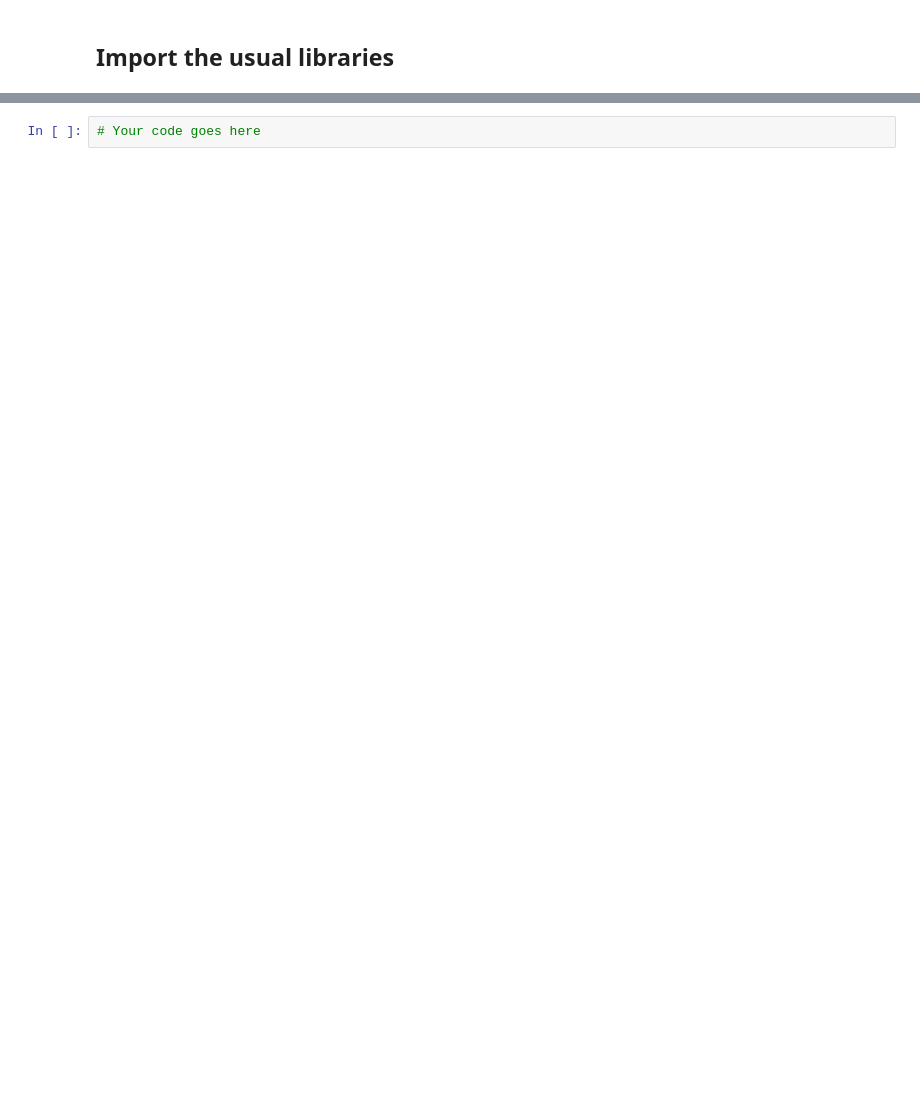
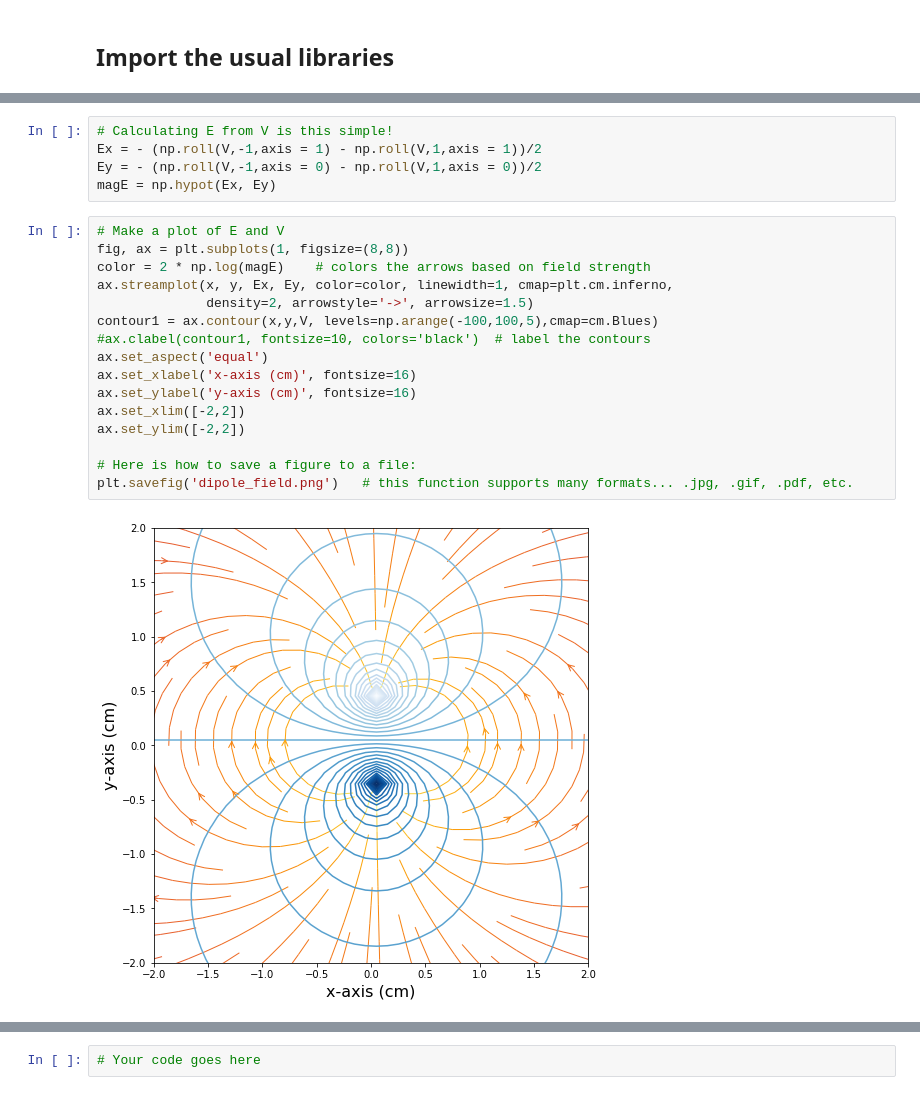
Before and after one commit to Phys260WI2020/HW4, a Jupyter notebook: HW_04.ipynb, the cells around one changed output, grey strips where cells are left out. Saved outputs shown, nothing was run; the diff lists cells and outputs as text; blank space fills up the shorter version.

```diff
--- a/HW_04.ipynb
+++ b/HW_04.ipynb
@@ -228,0 +140,23 @@ plt.show()
+# %%
+# Calculating E from V is this simple!
+Ex = - (np.roll(V,-1,axis = 1) - np.roll(V,1,axis = 1))/2
+Ey = - (np.roll(V,-1,axis = 0) - np.roll(V,1,axis = 0))/2
+magE = np.hypot(Ex, Ey)
+# %%
+# Make a plot of E and V
+fig, ax = plt.subplots(1, figsize=(8,8))
+color = 2 * np.log(magE)    # colors the arrows based on field strength
+ax.streamplot(x, y, Ex, Ey, color=color, linewidth=1, cmap=plt.cm.inferno,
+              density=2, arrowstyle='->', arrowsize=1.5)
+contour1 = ax.contour(x,y,V, levels=np.arange(-100,100,5),cmap=cm.Blues)
+#ax.clabel(contour1, fontsize=10, colors='black')  # label the contours
+ax.set_aspect('equal')
+ax.set_xlabel('x-axis (cm)', fontsize=16)
+ax.set_ylabel('y-axis (cm)', fontsize=16)
+ax.set_xlim([-2,2])
+ax.set_ylim([-2,2])
+
+# Here is how to save a figure to a file:
+plt.savefig('dipole_field.png')   # this function supports many formats... .jpg, .gif, .pdf, etc.
+# %% [output]
+[figure, added]
```
Also changed, not shown: parts of 52 cells of this notebook.
